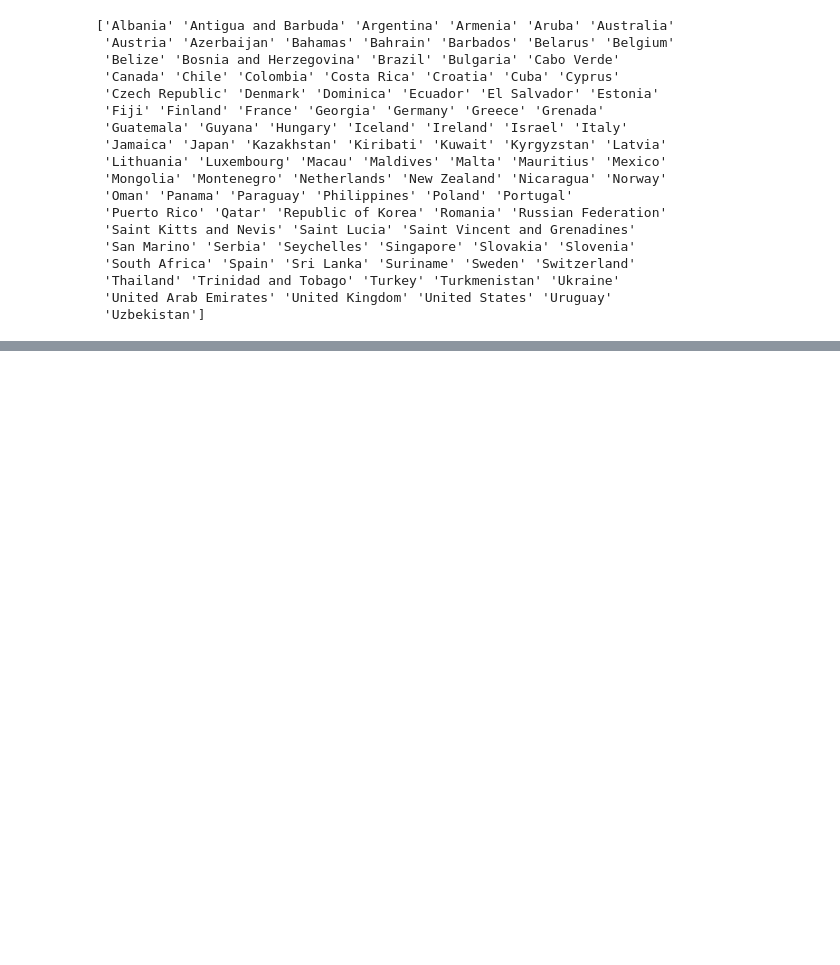
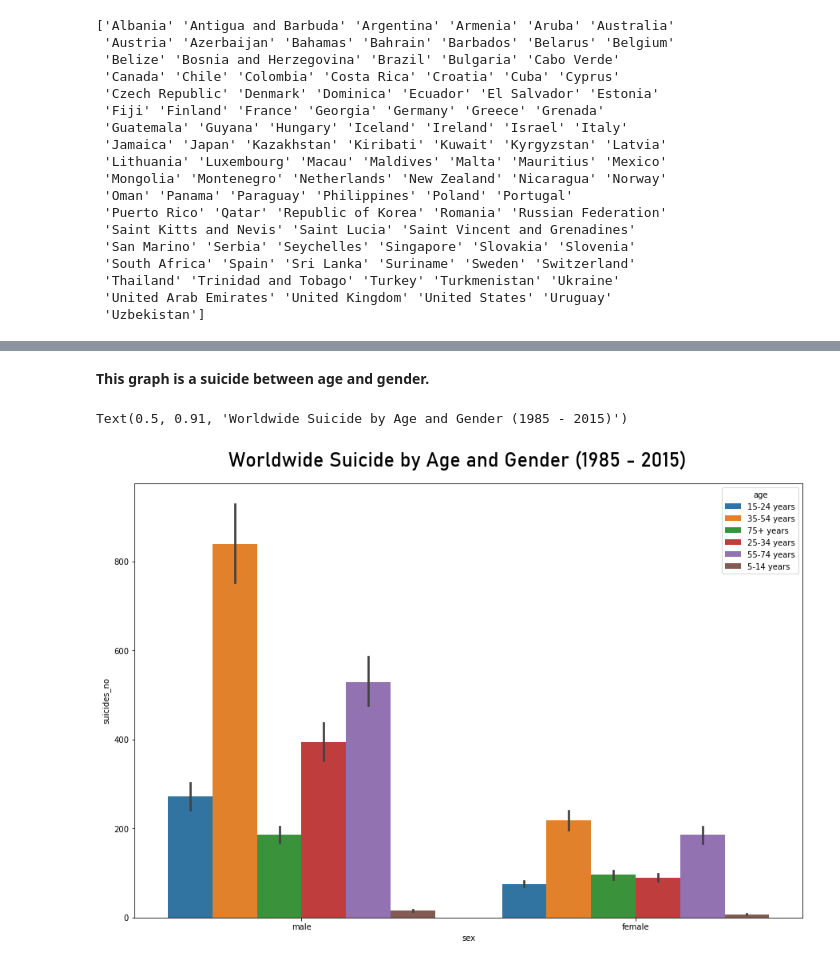
Before and after one commit to yukimura-ixa/ProjectPSIT, a Jupyter notebook: project.ipynb, the cells around one changed output, grey strips where cells are left out. Cells and saved outputs as stored; diff of their text form; code cells hidden in the pictures; blank space fills up the shorter version.

```diff
--- a/project.ipynb
+++ b/project.ipynb
@@ -70,0 +81,12 @@ plt.show()
+# %% [markdown]
+**This graph is a suicide between age and gender.**
+# %%
+### Set figure size
+plt.figure(figsize=(15,10))
+###Let's plot the barplot
+bar_age = sns.barplot(x = 'sex', y = 'suicides_no', hue = 'age', data = dataset)
+plt.figtext(.5,.91,'Worldwide Suicide by Age and Gender (1985 - 2015)', color='black', fontproperties=fpen1, fontsize=25, ha='center')
+#ref by https://www.kaggle.com/spidy20/suicide-data-visualization-beginner-guide
+# %% [output]
+Text(0.5, 0.91, 'Worldwide Suicide by Age and Gender (1985 - 2015)')
+[figure, added]
```
Also changed, not shown: parts of 14 cells of this notebook, 2 other files.
